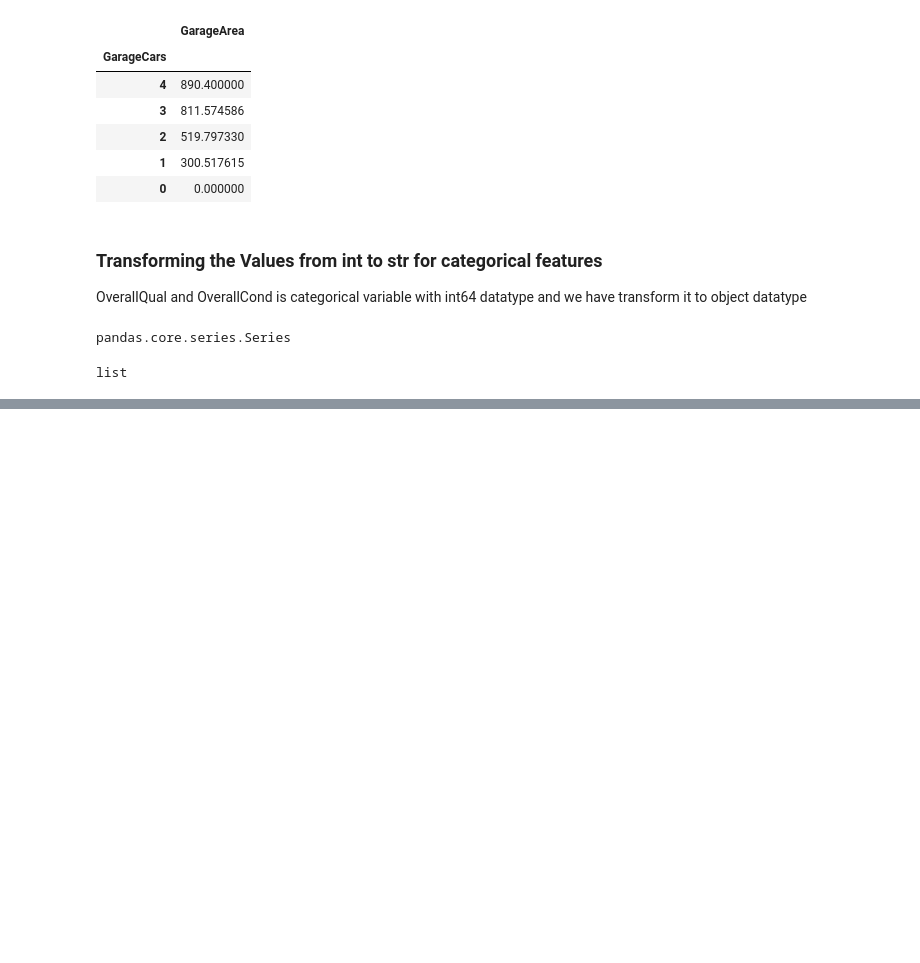
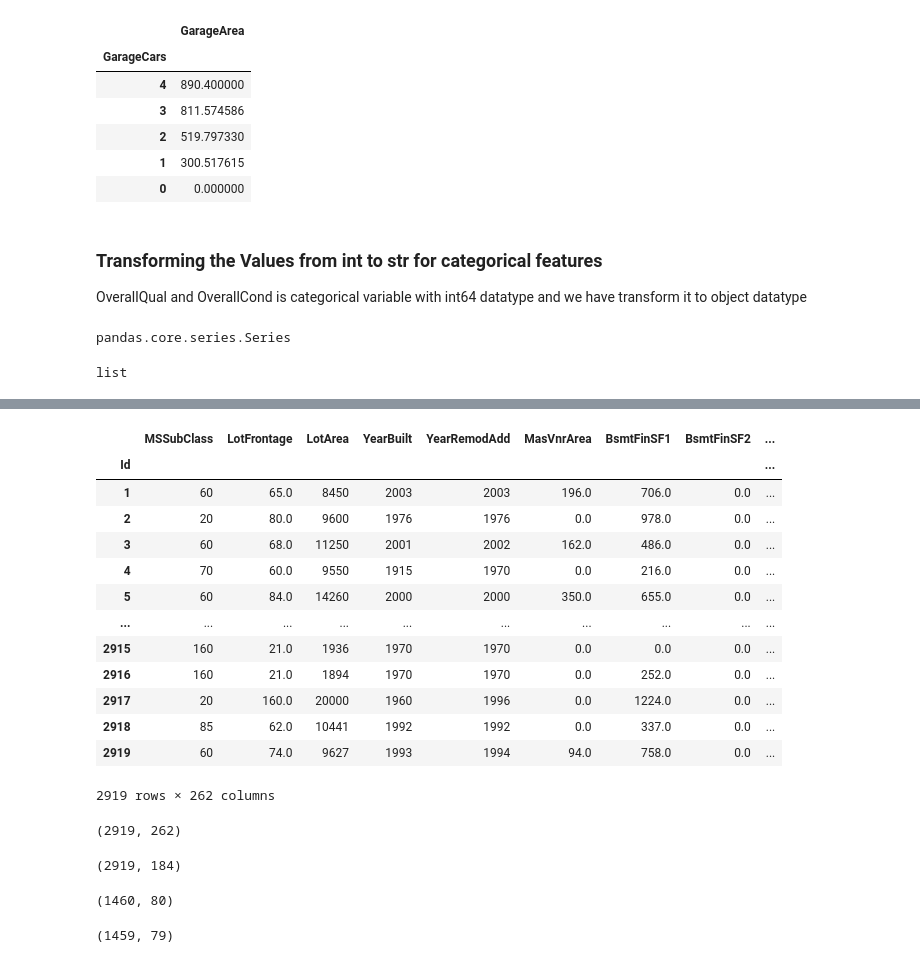
Before and after one commit to kakkar87/data_science_portfolio, a Jupyter notebook: Kaggle Competitions/House Prices - Advanced Regression Techniques.ipynb, the cells around one changed output, grey strips where cells are left out. Saved outputs shown, nothing was run; the diff lists cells and outputs as text; code cells hidden in the pictures; blank space fills up the shorter version.

```diff
--- a/Kaggle Competitions/House Prices - Advanced Regression Techniques.ipynb
+++ b/Kaggle Competitions/House Prices - Advanced Regression Techniques.ipynb
@@ -609,0 +560,4 @@ house.head()
+# %%
+# Now we have total 41 categorical features
+cat_feature = final_df.columns[final_df.dtypes == 'object']
+len(cat_feature)
@@ -609,0 +566,30 @@ house.head()
+# %%
+cat_feat = ['MSZoning', 'Street', 'LotShape', 'LandContour', 'Utilities',
+       'LotConfig', 'LandSlope', 'Neighborhood', 'Condition1', 'Condition2',
+       'BldgType', 'HouseStyle', 'OverallQual', 'OverallCond', 'RoofStyle',
+       'RoofMatl', 'Exterior1st', 'Exterior2nd', 'MasVnrType', 'ExterQual',
+       'ExterCond', 'Foundation', 'BsmtQual', 'BsmtCond', 'BsmtExposure',
+       'BsmtFinType1', 'BsmtFinType2', 'Heating', 'HeatingQC', 'CentralAir',
+       'Electrical', 'KitchenQual', 'Functional', 'FireplaceQu', 'GarageType',
+       'GarageFinish', 'GarageQual', 'GarageCond', 'PavedDrive', 'SaleType',
+       'SaleCondition']
+# %%
+def dummy_encode(cat_feat):
+    df_final = final_df
+    i=0
+    for columns in cat_feature:
+        print(columns)
+        df1=pd.get_dummies(final_df[columns],drop_first=True)
+
+        final_df.drop([columns],axis=1,inplace=True)
+        if i==0:
+            df_final=df1.copy()
+        else:
+
+            df_final=pd.concat([df_final,df1],axis=1)
+        i=i+1
+
+    df_final=pd.concat([final_df,df_final],axis=1)
+    return df_final
+# %%
+final_df = dummy_encode(cat_feature)
@@ -609,0 +614,21 @@ house.head()
+# %%
+final_df
+# %% [output]
+|  | MSSubClass | LotFrontage | LotArea | YearBuilt | YearRemodAdd | MasVnrArea | BsmtFinSF1 | BsmtFinSF2 | ... |
+| Id |  |  |  |  |  |  |  |  | ... |
+| 1 | 60 | 65.0 | 8450 | 2003 | 2003 | 196.0 | 706.0 | 0.0 | ... |
+| 2 | 20 | 80.0 | 9600 | 1976 | 1976 | 0.0 | 978.0 | 0.0 | ... |
+| 3 | 60 | 68.0 | 11250 | 2001 | 2002 | 162.0 | 486.0 | 0.0 | ... |
+| 4 | 70 | 60.0 | 9550 | 1915 | 1970 | 0.0 | 216.0 | 0.0 | ... |
+| 5 | 60 | 84.0 | 14260 | 2000 | 2000 | 350.0 | 655.0 | 0.0 | ... |
+| ... | ... | ... | ... | ... | ... | ... | ... | ... | ... |
+| 2915 | 160 | 21.0 | 1936 | 1970 | 1970 | 0.0 | 0.0 | 0.0 | ... |
+| 2916 | 160 | 21.0 | 1894 | 1970 | 1970 | 0.0 | 252.0 | 0.0 | ... |
+| 2917 | 20 | 160.0 | 20000 | 1960 | 1996 | 0.0 | 1224.0 | 0.0 | ... |
+| 2918 | 85 | 62.0 | 10441 | 1992 | 1992 | 0.0 | 337.0 | 0.0 | ... |
+| 2919 | 60 | 74.0 | 9627 | 1993 | 1994 | 94.0 | 758.0 | 0.0 | ... |
+2919 rows × 262 columns
+# %%
+final_df.shape
+# %% [output]
+(2919, 262)
@@ -609,0 +638,12 @@ house.head()
+# %%
+final_df.shape
+# %% [output]
+(2919, 184)
+# %%
+train.shape
+# %% [output]
+(1460, 80)
+# %%
+test.shape
+# %% [output]
+(1459, 79)
```
Also changed, not shown: parts of 27 cells of this notebook.
